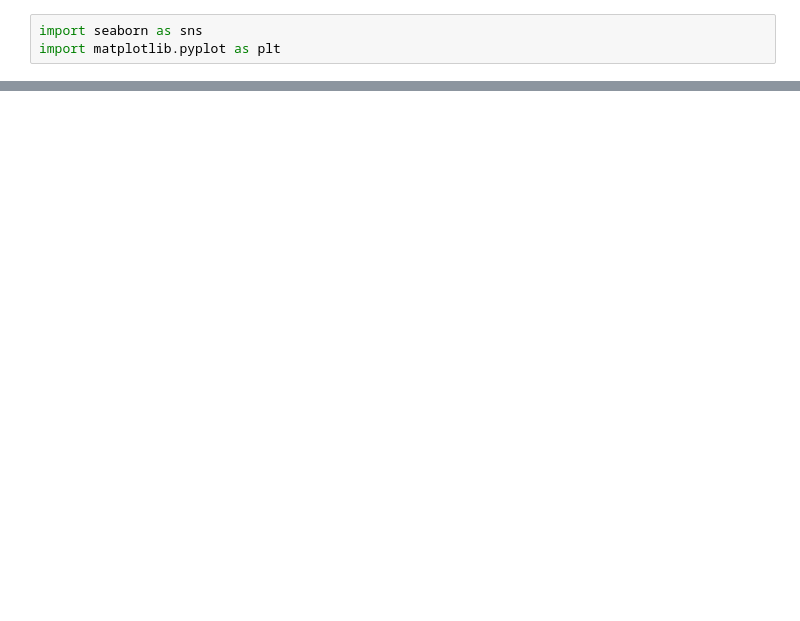
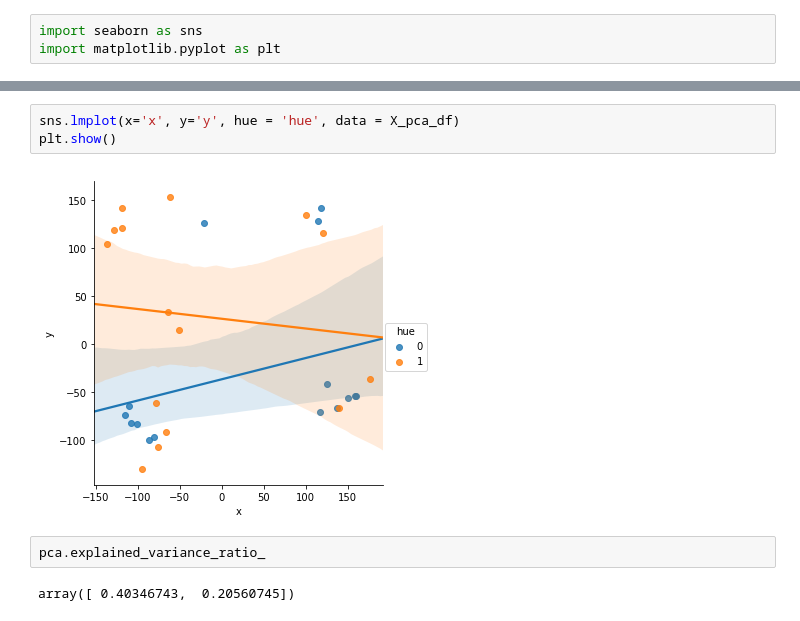
Before and after one commit to aladha8/metabML, a Jupyter notebook: Study_Classifier.ipynb, the cells around one changed output, grey strips where cells are left out. Saved outputs shown, nothing was run; the diff lists cells and outputs as text; blank space fills up the shorter version.

```diff
--- a/Study_Classifier.ipynb
+++ b/Study_Classifier.ipynb
@@ -261,0 +272,9 @@ X_train
+# %%
+sns.lmplot(x='x', y='y', hue = 'hue', data = X_pca_df)
+plt.show()
+# %% [output]
+[figure, added]
+# %%
+pca.explained_variance_ratio_
+# %% [output]
+array([ 0.40346743,  0.20560745])
```
Also changed, not shown: parts of 18 cells of this notebook, 20 other files.
